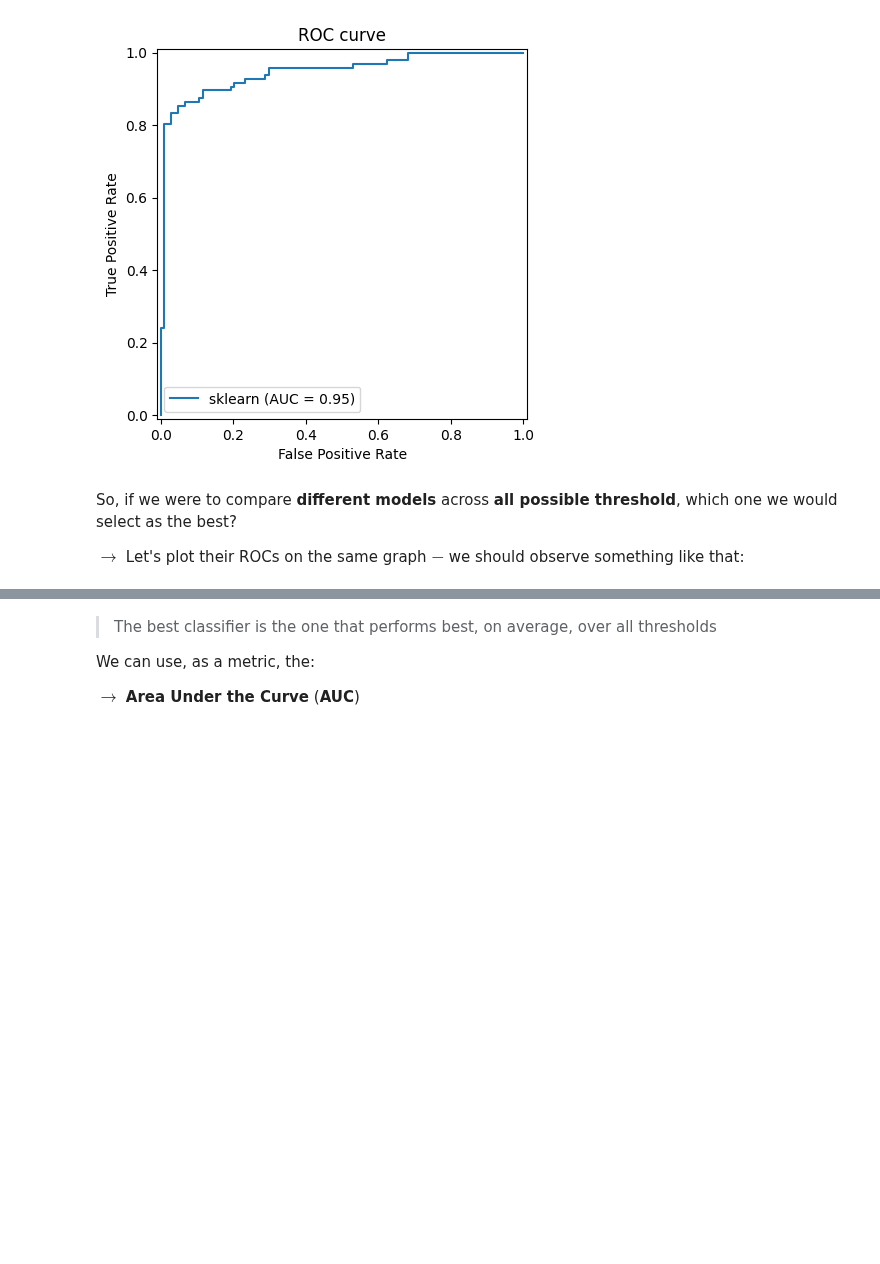
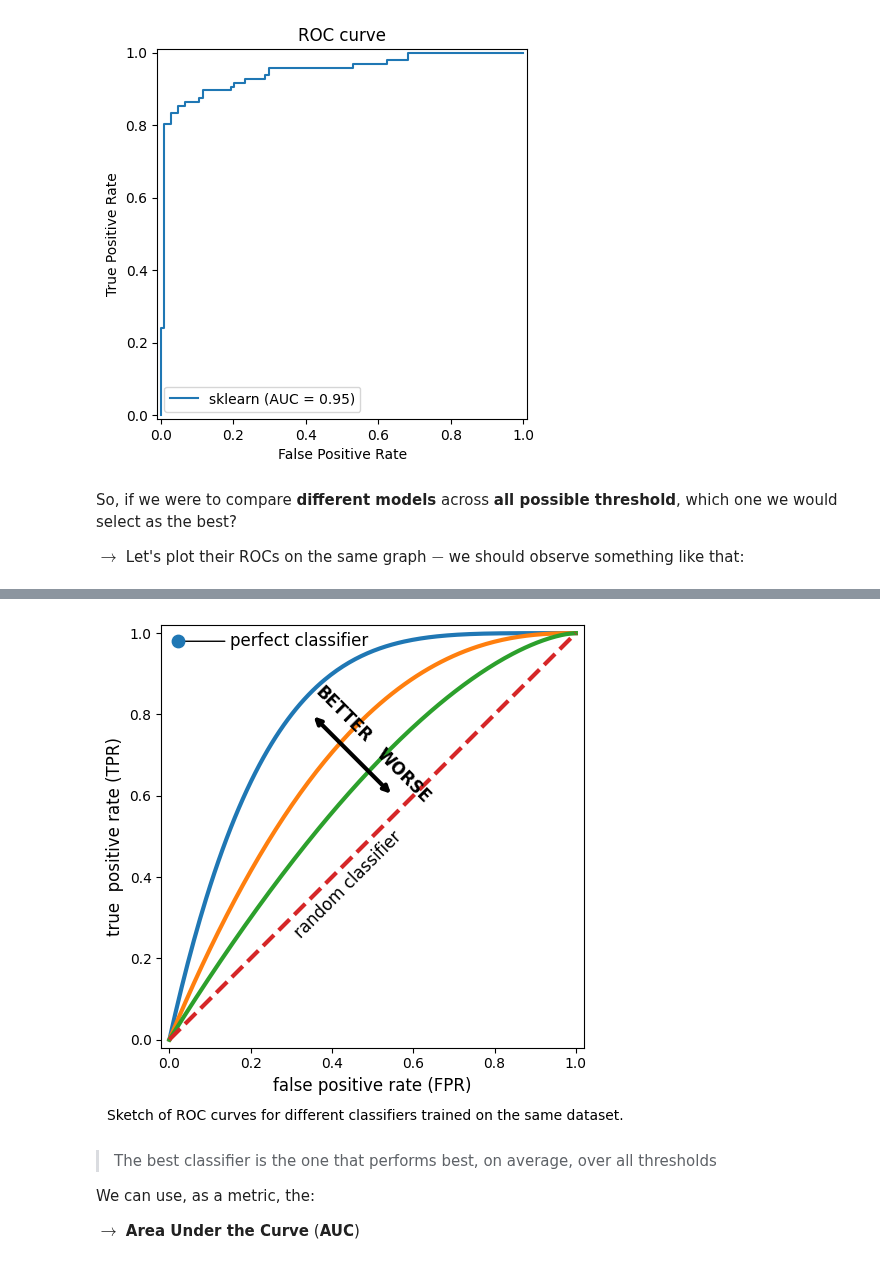
Before and after one commit to gitpeblo/ML_book, a Jupyter notebook: ML_book_site/chapters/chapter4/C40_classification.ipynb, the cells around one changed output, grey strips where cells are left out. Cells and saved outputs as stored; diff of their text form; code cells hidden in the pictures; blank space fills up the shorter version.

```diff
--- a/ML_book_site/chapters/chapter4/C40_classification.ipynb
+++ b/ML_book_site/chapters/chapter4/C40_classification.ipynb
@@ -1061,3 +1044,57 @@ $\rightarrow$ Let's plot their ROCs on the same graph $-$ we should observe some
+# %%
+# ROC-curve
+import numpy as np
+import matplotlib.pyplot as plt
+
+# Data
+fpr = np.linspace(0, 1, 200)
+tpr_best   = 1 - (1 - fpr)**4.5    # top (best) curve
+tpr_mid    = 1 - (1 - fpr)**2.4    # middle curve
+tpr_worse  = 1 - (1 - fpr)**1.6    # lower (worse) curve
+random_clf = fpr                   # diagonal
+
+# Plot
+fig = plt.figure(figsize=(6, 5))
+ax = plt.gca()
+ax.set_aspect('equal', adjustable='box')
+
+# Curves
+ax.plot(fpr, tpr_best, linewidth=3)
+ax.plot(fpr, tpr_mid, linewidth=3)
+ax.plot(fpr, tpr_worse, linewidth=3)
+ax.plot(fpr, random_clf, linestyle="--", linewidth=3)
+
+# Perfect classifier point and label
+ax.scatter([0.02], [0.98], s=80, zorder=5)
+ax.annotate("perfect classifier", xy=(0.02, 0.98), xytext=(0.15, 0.98),
+            arrowprops=dict(arrowstyle="-", lw=1), fontsize=12, va="center")
+
+# Random classifier label
+ax.text(0.3, 0.25, "random classifier", rotation=45, fontsize=12)
+
+# Better / Worse arrow
+ax.annotate("", xy=(0.4-0.05, 0.6+0.2), xytext=(0.6-0.05, 0.4+0.2), arrowprops=dict(arrowstyle="<->", lw=3))
+ax.text(0.4-0.05, 0.6+0.2, "BETTER", fontsize=12, fontweight="bold", rotation=-45, va="center")
+ax.text(0.5, 0.65, "WORSE",  fontsize=12, fontweight="bold", rotation=-45, va="center")
+
+# Axes labels and limits
+ax.set_xlim(-0.02, 1.02)
+ax.set_ylim(-0.02, 1.02)
+ax.set_xlabel("false positive rate (FPR)", fontsize=12)
+ax.set_ylabel("true  positive rate (TPR)", fontsize=12)
+
+# Ticks
+ax.set_xticks(np.linspace(0, 1, 6))
+ax.set_yticks(np.linspace(0, 1, 6))
+
+# Caption
+plt.figtext(0.5, -0.02, "Sketch of ROC curves for different classifiers trained on the same dataset.",
+            ha="center", fontsize=10)
+
+plt.tight_layout()
+plt.show()
+# %% [output]
+[figure, added]
 # %% [markdown]
 > The best classifier is the one that performs best, on average, over all thresholds
 
```
Also changed, not shown: parts of 6 cells of this notebook, 8 other files.
